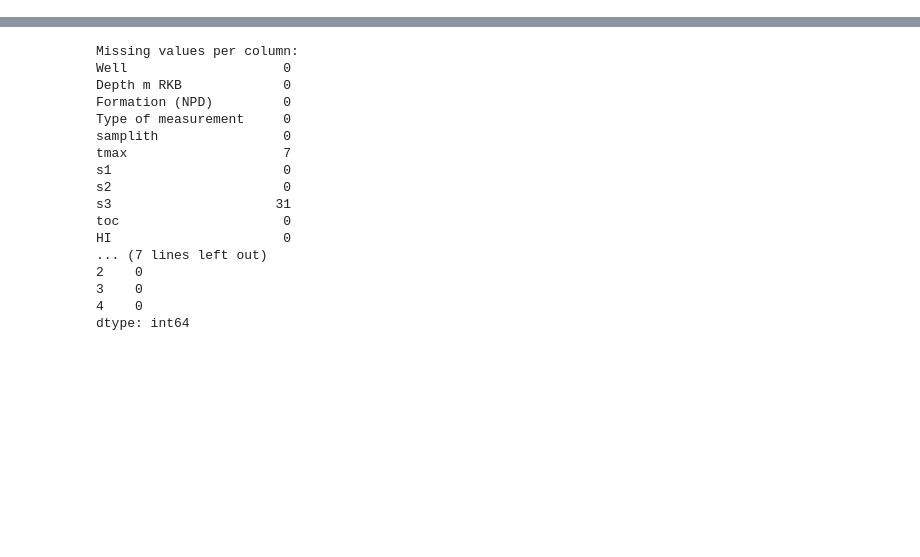
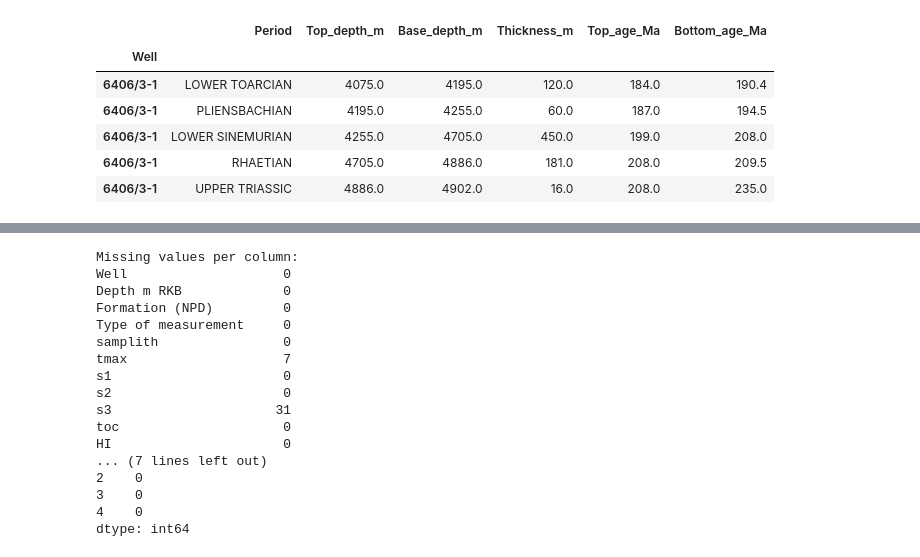
Before and after one commit to ABDunbar/Chronostrat-RE-data-merge, a Jupyter notebook: Chrono_RE_data_combine.ipynb, the cells around one changed output, grey strips where cells are left out. Saved outputs shown, nothing was run; the diff lists cells and outputs as text; code cells hidden in the pictures; blank space fills up the shorter version.

```diff
--- a/Chrono_RE_data_combine.ipynb
+++ b/Chrono_RE_data_combine.ipynb
@@ -18,3 +25,13 @@ chrono.head()
+# %%
+chrono.tail()
+# %% [output]
+|  | Period | Top_depth_m | Base_depth_m | Thickness_m | Top_age_Ma | Bottom_age_Ma |
+| Well |  |  |  |  |  |  |
+| 6406/3-1 | LOWER TOARCIAN | 4075.0 | 4195.0 | 120.0 | 184.0 | 190.4 |
+| 6406/3-1 | PLIENSBACHIAN | 4195.0 | 4255.0 | 60.0 | 187.0 | 194.5 |
+| 6406/3-1 | LOWER SINEMURIAN | 4255.0 | 4705.0 | 450.0 | 199.0 | 208.0 |
+| 6406/3-1 | RHAETIAN | 4705.0 | 4886.0 | 181.0 | 208.0 | 209.5 |
+| 6406/3-1 | UPPER TRIASSIC | 4886.0 | 4902.0 | 16.0 | 208.0 | 235.0 |
 # %%
 data.head()
 # %% [output]
```
Also changed, not shown: parts of 35 cells of this notebook, 1 other file.
